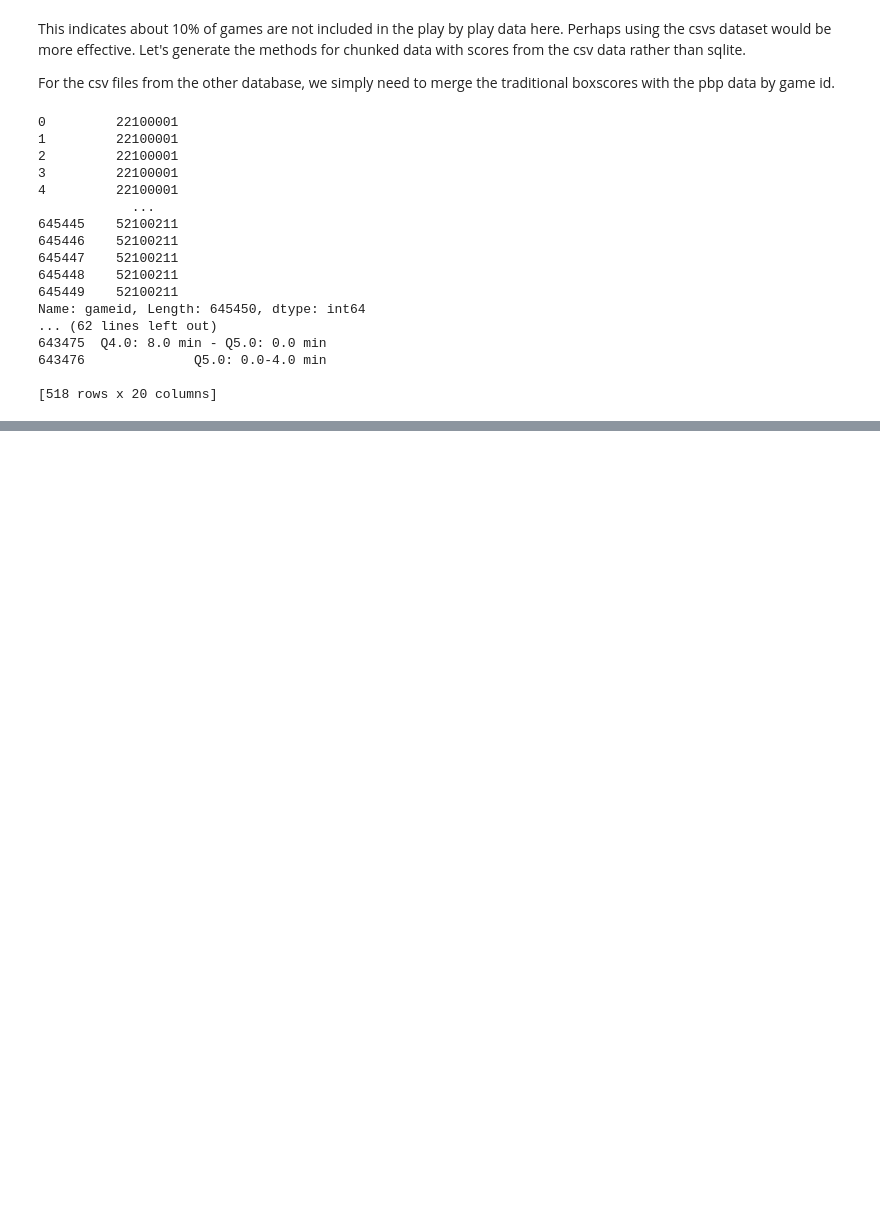
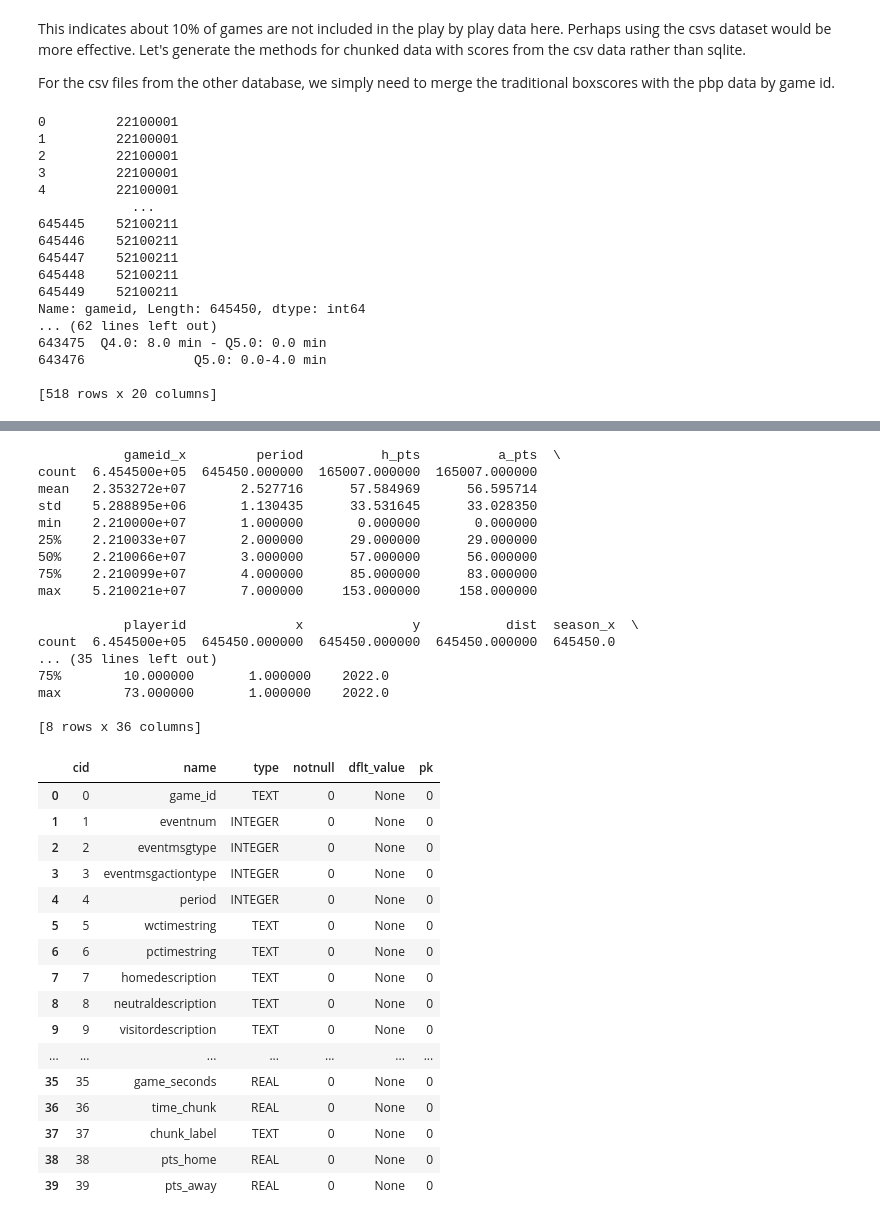
Before and after one commit to RohanChat/nba-mvp, a Jupyter notebook: models/model1/preprocessing.ipynb, the cells around one changed output, grey strips where cells are left out. Cells and saved outputs as stored; diff of their text form; code cells hidden in the pictures; blank space fills up the shorter version.

```diff
--- a/models/model1/preprocessing.ipynb
+++ b/models/model1/preprocessing.ipynb
@@ -750,0 +748,44 @@ Combined data has 645450 rows
+# %%
+# describe the columns in the combined_data
+print(combined_data.describe())
+
+# describe the columns in the nba.sqlite database table chunked_pbp_2022_with_scores
+cursor.execute("PRAGMA table_info(chunked_pbp_2022_with_scores)")
+columns_info = cursor.fetchall()
+df = pd.DataFrame(columns_info, columns=["cid", "name", "type", "notnull", "dflt_value", "pk"])
+display(df)
+# %% [output]
+           gameid_x         period          h_pts          a_pts  \
+count  6.454500e+05  645450.000000  165007.000000  165007.000000
+mean   2.353272e+07       2.527716      57.584969      56.595714
+std    5.288895e+06       1.130435      33.531645      33.028350
+min    2.210000e+07       1.000000       0.000000       0.000000
+25%    2.210033e+07       2.000000      29.000000      29.000000
+50%    2.210066e+07       3.000000      57.000000      56.000000
+75%    2.210099e+07       4.000000      85.000000      83.000000
+max    5.210021e+07       7.000000     153.000000     158.000000
+
+           playerid              x              y           dist  season_x  \
+count  6.454500e+05  645450.000000  645450.000000  645450.000000  645450.0
+... (35 lines left out)
+75%        10.000000       1.000000    2022.0
+max        73.000000       1.000000    2022.0
+
+[8 rows x 36 columns]
+|  | cid | name | type | notnull | dflt_value | pk |
+| 0 | 0 | game_id | TEXT | 0 | None | 0 |
+| 1 | 1 | eventnum | INTEGER | 0 | None | 0 |
+| 2 | 2 | eventmsgtype | INTEGER | 0 | None | 0 |
+| 3 | 3 | eventmsgactiontype | INTEGER | 0 | None | 0 |
+| 4 | 4 | period | INTEGER | 0 | None | 0 |
+| 5 | 5 | wctimestring | TEXT | 0 | None | 0 |
+| 6 | 6 | pctimestring | TEXT | 0 | None | 0 |
+| 7 | 7 | homedescription | TEXT | 0 | None | 0 |
+| 8 | 8 | neutraldescription | TEXT | 0 | None | 0 |
+| 9 | 9 | visitordescription | TEXT | 0 | None | 0 |
+| ... | ... | ... | ... | ... | ... | ... |
+| 35 | 35 | game_seconds | REAL | 0 | None | 0 |
+| 36 | 36 | time_chunk | REAL | 0 | None | 0 |
+| 37 | 37 | chunk_label | TEXT | 0 | None | 0 |
+| 38 | 38 | pts_home | REAL | 0 | None | 0 |
+| 39 | 39 | pts_away | REAL | 0 | None | 0 |
```
Also changed, not shown: parts of 2 cells of this notebook, 2 other files.
